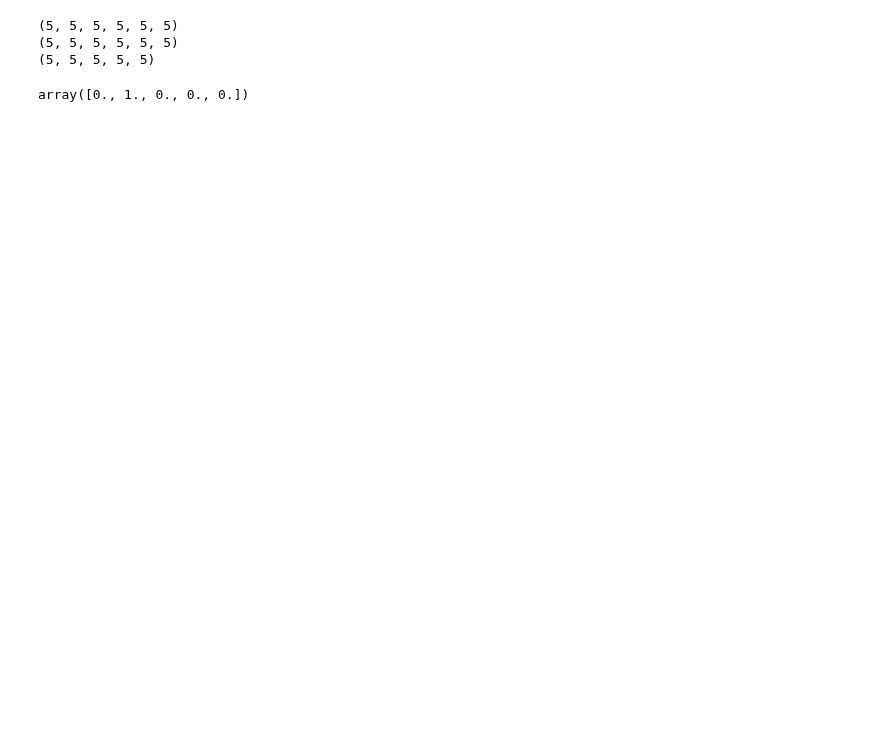
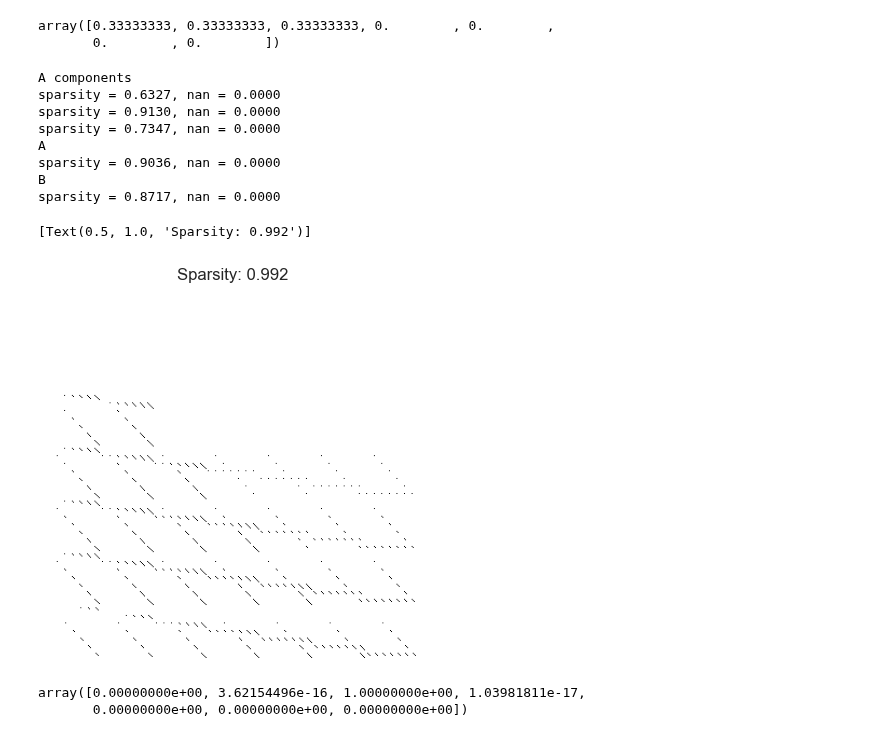
Before and after one commit to hexie1995/HyperGraph, a Jupyter notebook: code/analytic-intersections.ipynb, the cells around one changed output. Saved outputs shown, nothing was run; the diff lists cells and outputs as text; code cells hidden in the pictures; blank space fills up the shorter version.

Commit message:
some sparsity investigations...

```diff
--- a/code/analytic-intersections.ipynb
+++ b/code/analytic-intersections.ipynb
@@ -18,23 +15,36 @@ The autoreload extension is already loaded. To reload it, use:
 # %%
-k_max = 5
+k_max = 7
 
 pars = {
     "eta" : 0.9,
-    "beta" : np.random.rand(k_max),
-    "gamma" : np.random.rand(k_max)
+    "beta" : np.zeros(k_max),
+    "gamma" : np.zeros(k_max)
 }
+
+pars["beta"][0:3] = 1/3
+pars["gamma"][0:3] = 1/3
-# %%
-MC = m.MatrixConstructor(k_max, pars)
-# MC.A.shape
-# %% [output]
-(5, 5, 5, 5, 5, 5)
-(5, 5, 5, 5, 5, 5)
-(5, 5, 5, 5, 5)
+# %%
+pars["beta"]
+# %% [output]
+array([0.33333333, 0.33333333, 0.33333333, 0.        , 0.        ,
+       0.        , 0.        ])
 # %%
-# M = MC.matrix_of_linear_map()
-plt.imshow(M)
+MC = m.MatrixConstructor(k_max, pars)
+M = MC.matrix_of_linear_map()
+plt.imshow(M > 0, vmin = 0, vmax = 1)
 plt.gca().axis("off")
 plt.gca().set(title = f"Sparsity: {(M == 0).mean():.3f}")
+# %% [output]
+A components
+sparsity = 0.6327, nan = 0.0000
+sparsity = 0.9130, nan = 0.0000
+sparsity = 0.7347, nan = 0.0000
+A
+sparsity = 0.9036, nan = 0.0000
+B
+sparsity = 0.8717, nan = 0.0000
+[Text(0.5, 1.0, 'Sparsity: 0.992')]
+[figure, added]
 # %%
 EV = np.linalg.eig(M)
 # %%
@@ -45,4 +55,5 @@ q = T.sum(axis = (0, 1))
 q = q / q.sum()
 q
 # %% [output]
-array([0., 1., 0., 0., 0.])
+array([0.00000000e+00, 3.62154496e-16, 1.00000000e+00, 1.03981811e-17,
+       0.00000000e+00, 0.00000000e+00, 0.00000000e+00])
```
Also changed, not shown: parts of 3 cells of this notebook, 1 other file.
